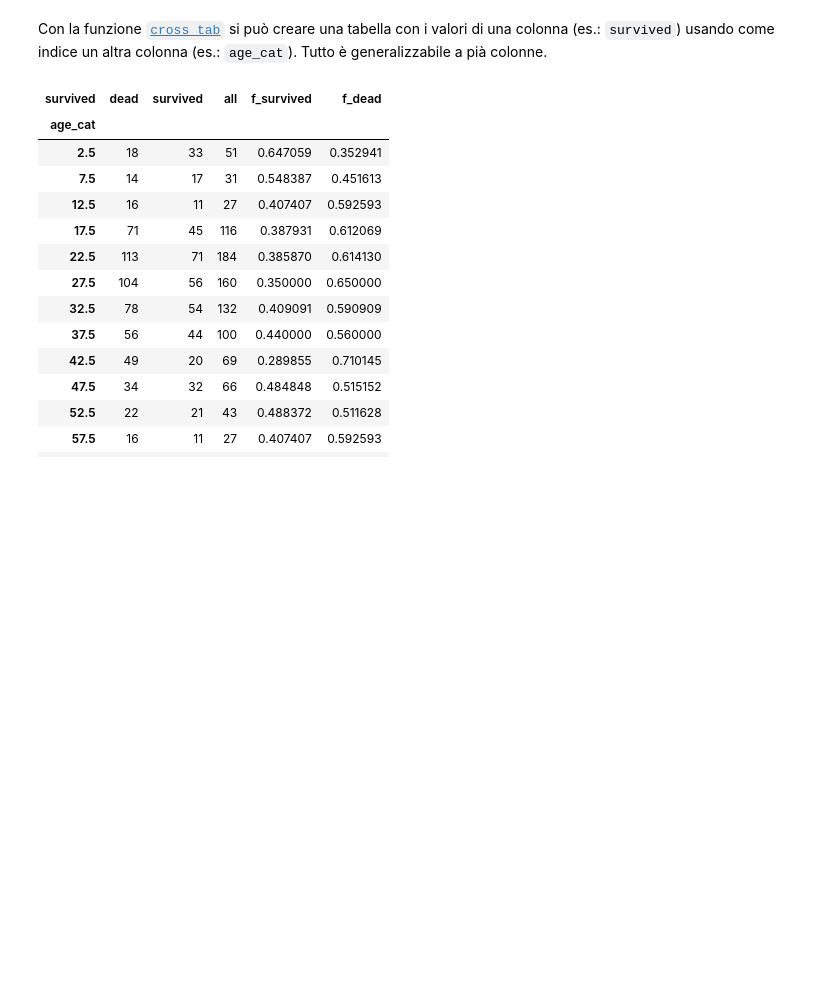
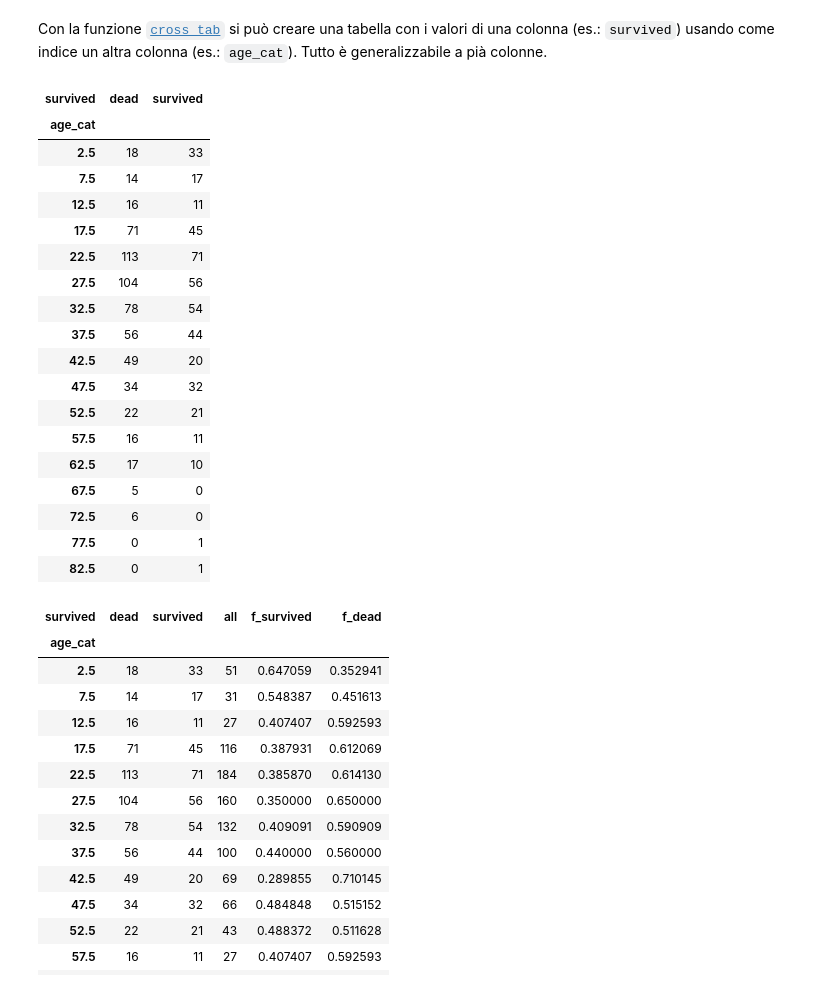
Before and after one commit to lucalista/analisi-dati-2024, a Jupyter notebook: 03.03.00__Titanic.ipynb, the cells around one changed output. Drawn from its saved outputs; the diff is of its cells as text; code cells hidden in the pictures; blank space fills up the shorter version.

````diff
--- a/03.03.00__Titanic.ipynb
+++ b/03.03.00__Titanic.ipynb
@@ -462,5 +462,26 @@ cross_tab
 Con la funzione [```cross_tab```](https://pandas.pydata.org/docs/reference/api/pandas.crosstab.html) si può creare una tabella con i valori di una colonna (es.: ```survived```) usando come indice un altra colonna (es.: ```age_cat```). Tutto è generalizzabile a pià colonne.
 # %%
 cross_tab = cross_tab.rename(columns={0: 'dead', 1: 'survived'})
+cross_tab
+# %% [output]
+| survived | dead | survived |
+| age_cat |  |  |
+| 2.5 | 18 | 33 |
+| 7.5 | 14 | 17 |
+| 12.5 | 16 | 11 |
+| 17.5 | 71 | 45 |
+| 22.5 | 113 | 71 |
+| 27.5 | 104 | 56 |
+| 32.5 | 78 | 54 |
+| 37.5 | 56 | 44 |
+| 42.5 | 49 | 20 |
+| 47.5 | 34 | 32 |
+| 52.5 | 22 | 21 |
+| 57.5 | 16 | 11 |
+| 62.5 | 17 | 10 |
+| 67.5 | 5 | 0 |
+| 72.5 | 6 | 0 |
+| 77.5 | 0 | 1 |
+| 82.5 | 0 | 1 |
 # %%
 cross_tab['all'] = cross_tab['dead'] + cross_tab['survived']
````
Also changed, not shown: parts of 2 cells of this notebook.
